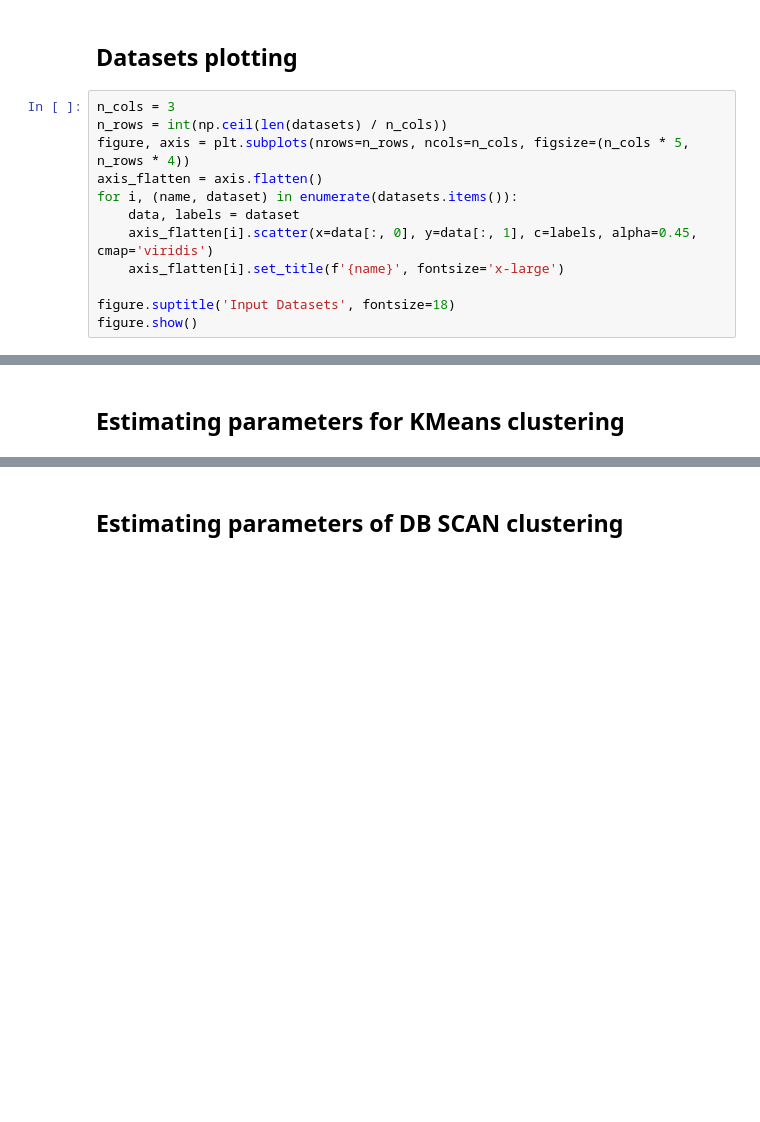
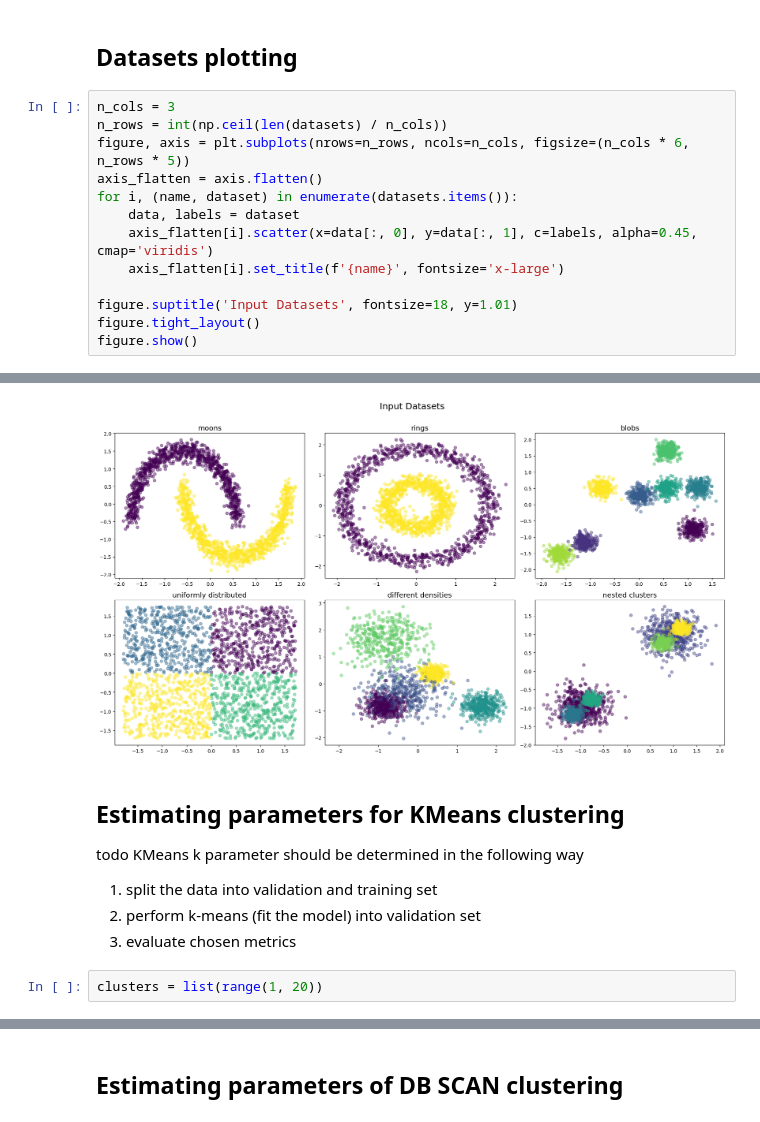
Before and after one commit to mma-dev-92/streamlit-app, a Jupyter notebook: clustering_params.ipynb, the cells around one changed output, grey strips where cells are left out. Drawn from its saved outputs; the diff is of its cells as text; blank space fills up the shorter version.

```diff
--- a/clustering_params.ipynb
+++ b/clustering_params.ipynb
@@ -50,13 +188,14 @@ def plot_metric(clusters, metric, metric_name, title) -> None:
 # %%
 n_cols = 3
 n_rows = int(np.ceil(len(datasets) / n_cols))
-figure, axis = plt.subplots(nrows=n_rows, ncols=n_cols, figsize=(n_cols * 5, n_rows * 4))
+figure, axis = plt.subplots(nrows=n_rows, ncols=n_cols, figsize=(n_cols * 6, n_rows * 5))
 axis_flatten = axis.flatten()
 for i, (name, dataset) in enumerate(datasets.items()):
     data, labels = dataset
     axis_flatten[i].scatter(x=data[:, 0], y=data[:, 1], c=labels, alpha=0.45, cmap='viridis')
     axis_flatten[i].set_title(f'{name}', fontsize='x-large')
 
-figure.suptitle('Input Datasets', fontsize=18)
+figure.suptitle('Input Datasets', fontsize=18, y=1.01)
+figure.tight_layout()
 figure.show()
 # %% [output]
@@ -65,2 +202,11 @@ figure.show()
+[figure, added]
 # %% [markdown]
 ## Estimating parameters for KMeans clustering
+
+todo KMeans k parameter should be determined in the following way
+
+1. split the data into validation and training set
+2. perform k-means (fit the model) into validation set
+3. evaluate chosen metrics
+# %%
+clusters = list(range(1, 20))
```
Also changed, not shown: parts of 28 cells of this notebook, 3 other files.
